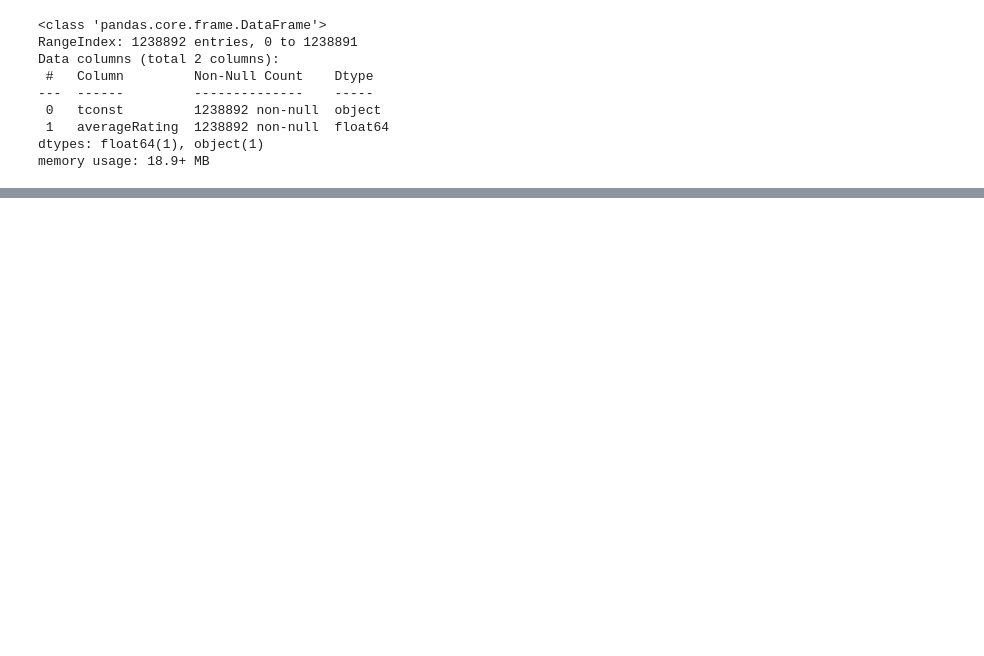
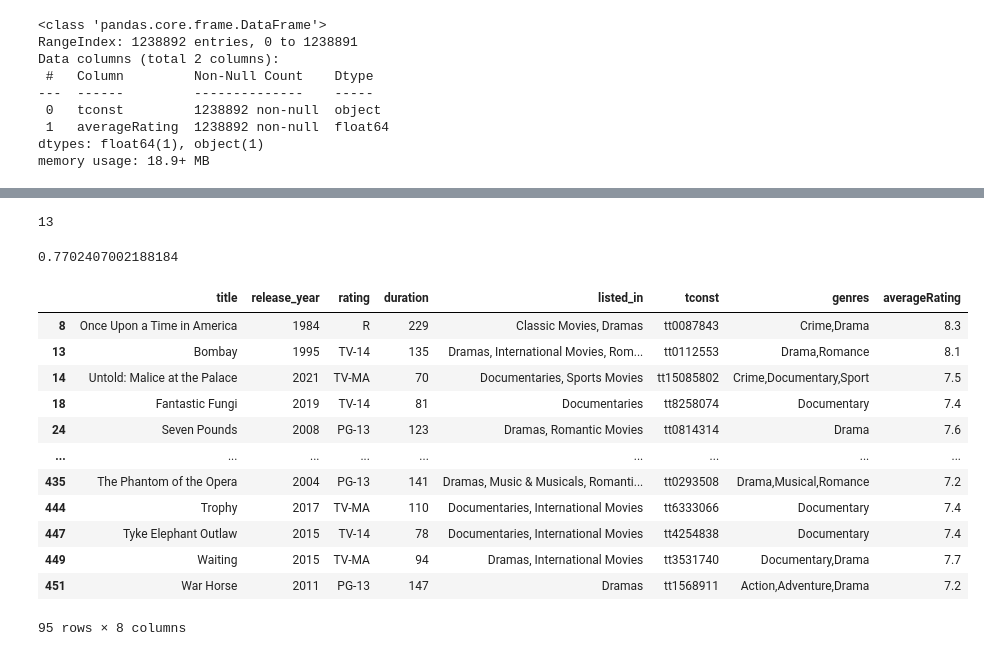
Before and after one commit to TGB85/ycn10data, a Jupyter notebook: TB_imdb.ipynb, the cells around one changed output, grey strips where cells are left out. Drawn from its saved outputs; the diff is of its cells as text; code cells hidden in the pictures; blank space fills up the shorter version.

```diff
--- a/TB_imdb.ipynb
+++ b/TB_imdb.ipynb
@@ -133,0 +375,4 @@ dtype: float64
+# %%
+len(nf_imdb.loc[abs(nf_imdb.duration - nf_imdb.runtimeMinutes > 10)]) # all refer to the same movies
+# %% [output]
+13
@@ -133,0 +381,4 @@ dtype: float64
+# %%
+len(nf_imdb.loc[nf_imdb.averageRating < 7.0])/len(nf_imdb) # 77% has a rating below 7.0
+# %% [output]
+0.7702407002188184
@@ -133,0 +387,16 @@ dtype: float64
+# %%
+nf_imdb.loc[nf_imdb.averageRating > 7.0]
+# %% [output]
+|  | title | release_year | rating | duration | listed_in | tconst | genres | averageRating |
+| 8 | Once Upon a Time in America | 1984 | R | 229 | Classic Movies, Dramas | tt0087843 | Crime,Drama | 8.3 |
+| 13 | Bombay | 1995 | TV-14 | 135 | Dramas, International Movies, Rom... | tt0112553 | Drama,Romance | 8.1 |
+| 14 | Untold: Malice at the Palace | 2021 | TV-MA | 70 | Documentaries, Sports Movies | tt15085802 | Crime,Documentary,Sport | 7.5 |
+| 18 | Fantastic Fungi | 2019 | TV-14 | 81 | Documentaries | tt8258074 | Documentary | 7.4 |
+| 24 | Seven Pounds | 2008 | PG-13 | 123 | Dramas, Romantic Movies | tt0814314 | Drama | 7.6 |
+| ... | ... | ... | ... | ... | ... | ... | ... | ... |
+| 435 | The Phantom of the Opera | 2004 | PG-13 | 141 | Dramas, Music & Musicals, Romanti... | tt0293508 | Drama,Musical,Romance | 7.2 |
+| 444 | Trophy | 2017 | TV-MA | 110 | Documentaries, International Movies | tt6333066 | Documentary | 7.4 |
+| 447 | Tyke Elephant Outlaw | 2015 | TV-14 | 78 | Documentaries, International Movies | tt4254838 | Documentary | 7.4 |
+| 449 | Waiting | 2015 | TV-MA | 94 | Dramas, International Movies | tt3531740 | Documentary,Drama | 7.7 |
+| 451 | War Horse | 2011 | PG-13 | 147 | Dramas | tt1568911 | Action,Adventure,Drama | 7.2 |
+95 rows × 8 columns
```
Also changed, not shown: parts of 70 cells of this notebook, 4 other files.
